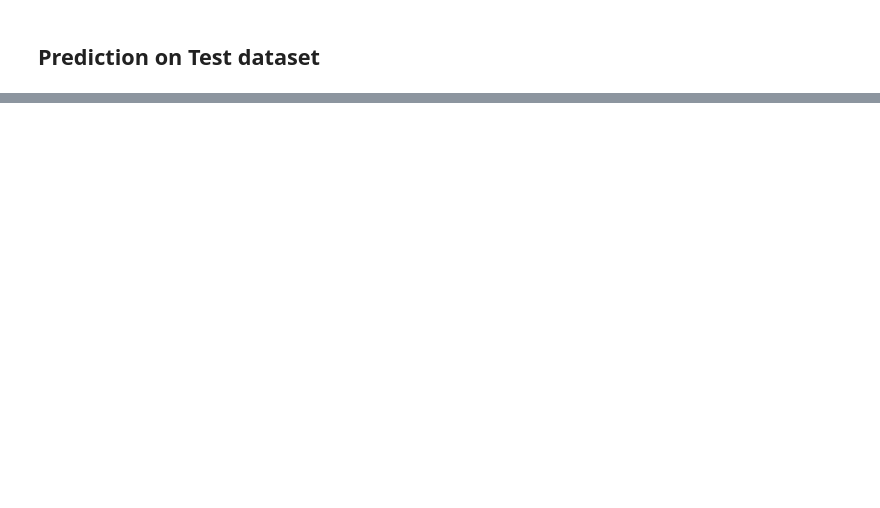
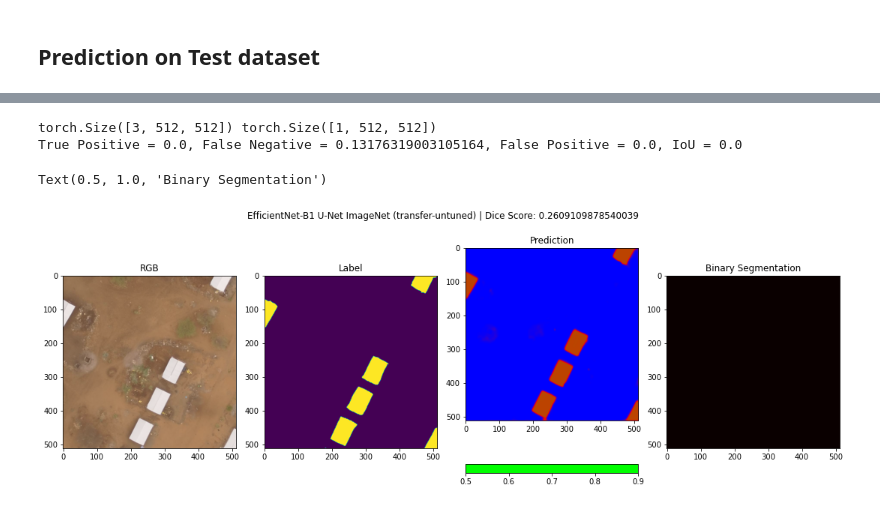
Before and after one commit to chrischank/HOTOSM_OAM_codeV2, a Jupyter notebook: Train_loop.ipynb, the cells around one changed output, grey strips where cells are left out. Saved outputs shown, nothing was run; the diff lists cells and outputs as text; code cells hidden in the pictures; blank space fills up the shorter version.

```diff
--- a/Train_loop.ipynb
+++ b/Train_loop.ipynb
@@ -329,16 +355,65 @@ torch.cuda.empty_cache()
 # %%
-NN_weights = os.path.abspath("/home/chris/Dropbox/HOTOSM/SAMPLE/1734:867oc1_FourUNET_Adam1e-3_wd1e-3_b8_ep500_BCE_iter_067486.pth")
+Net = smp.Unet(encoder_name = 'efficientnet-b1', encoder_depth = 4, encoder_weights=None, decoder_use_batchnorm=True, decoder_channels=(128, 64, 32, 16), decoder_attention_type=None, in_channels=3, classes=1, activation="sigmoid", aux_params=None)
+checkpoint_dir = os.path.abspath("/home/mnt/HOTOSM_data/checkpoints")
+NN_weights = os.path.join(checkpoint_dir, xp_name, "2368:1184oc1_EB1-UNet-IMN_lr1e-3_wd1e-5_b8_ep500_BCE_iter_100935.pth")
 NN_weights = torch.load(NN_weights, map_location = device)
 
-Net = Four_UNet()
 Net.load_state_dict(NN_weights["Model:"])
-Net.to(device = device)
+Net.to(device = "cpu")
 Net.eval()
 
-test_loader = DataLoader(Test, batch_size = 1, shuffle = True)
+img, lbl = test_pair[0], test_pair[1]
+img = img.to(device = "cpu")
+lbl = lbl.to(device = "cpu")
+print(img.shape, lbl.shape)
 
-for i, (img, label) in tqdm(enumerate(test_loader)):
-    img = img.to(device = device)
-    label = label.to(device = device)
-    test_prediction = Net(img)
+with torch.no_grad():
+    prediction = Net(img.unsqueeze(0))
+    np_prediction = prediction.squeeze(0).detach().cpu().numpy().transpose(1, 2, 0).astype(np.float32)
+
+    bin_seg = (np_prediction > 0.5).astype(np.float32)
+
+    lbl = lbl.detach().cpu().numpy().transpose(1, 2, 0)
+
+    # Dice Loss
+    dice_pred = prediction.sum(dim = [0, 1, 2])
+    dice_lbl = test_pair[1].sum(dim = [0, 1, 2])
+    dice_score = 0
+    dice_score += (2 * (dice_pred * dice_lbl).mean() + 1e-8) / ((dice_pred + dice_lbl).mean() + 1e-8)
+
+    # True-Positive, True-Negative, False-Positive
+    pred_BOOL = (prediction > 0.5).to(torch.float32)
+    TP = (pred_BOOL * test_pair[1]).sum(dim = [0, 1, 2]).mean()
+    FN = ((1 - pred_BOOL) * test_pair[1]).sum(dim = [0, 1, 2]).mean()
+    FP = (pred_BOOL * (1 - test_pair[1])).sum(dim = [0, 1, 2]).mean()
+    IoU = (TP / (TP + FN + FP))
+
+print("True Positive = {0}, False Negative = {1}, False Positive = {2}, IoU = {3}".format(TP, FN, FP, IoU))
+
+# Plotting the RGB, Prediction, and Confidence
+fig = plt.figure(figsize = (15, 6))
+ax = fig.add_subplot(1, 4, 1)
+fig.tight_layout(w_pad = 3)
+fig.suptitle("EfficientNet-B1 U-Net ImageNet (transfer-untuned) | Dice Score: {0}".format(dice_score))
+RGB = plt.imshow(test_pair[0].detach().cpu().numpy().transpose(1, 2, 0))
+ax.set_title('RGB')
+
+ax = fig.add_subplot(1, 4, 2)
+LBL = plt.imshow(lbl)
+ax.set_title('Label')
+
+ax = fig.add_subplot(1, 4, 3)
+pred = plt.imshow(np_prediction, cmap = "brg")
+plt.colorbar(boundaries = np.arange(0.5, 1.0, 0.1), ticks = np.arange(0.5, 1.0, 0.1),
+             orientation = "horizontal")
+ax.set_title('Prediction')
+
+ax = fig.add_subplot(1, 4, 4)
+bin = plt.imshow(bin_seg, cmap = "hot")
+ax.set_title('Binary Segmentation')
+# %% [output]
+torch.Size([3, 512, 512]) torch.Size([1, 512, 512])
+True Positive = 0.0, False Negative = 0.13176319003105164, False Positive = 0.0, IoU = 0.0
+Text(0.5, 1.0, 'Binary Segmentation')
+[figure, added]
 # %%
```
Also changed, not shown: parts of 6 cells of this notebook, 1 other file.
